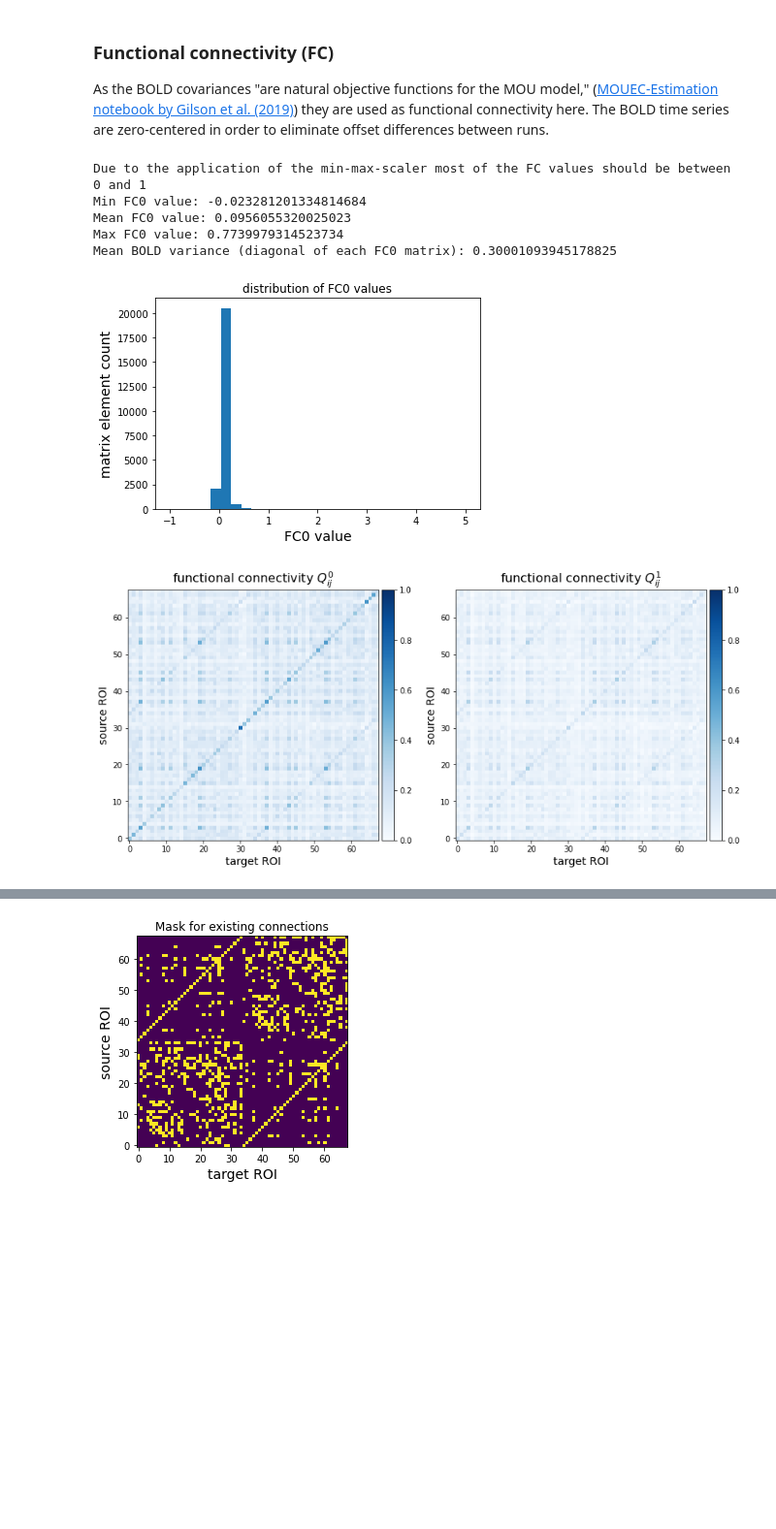
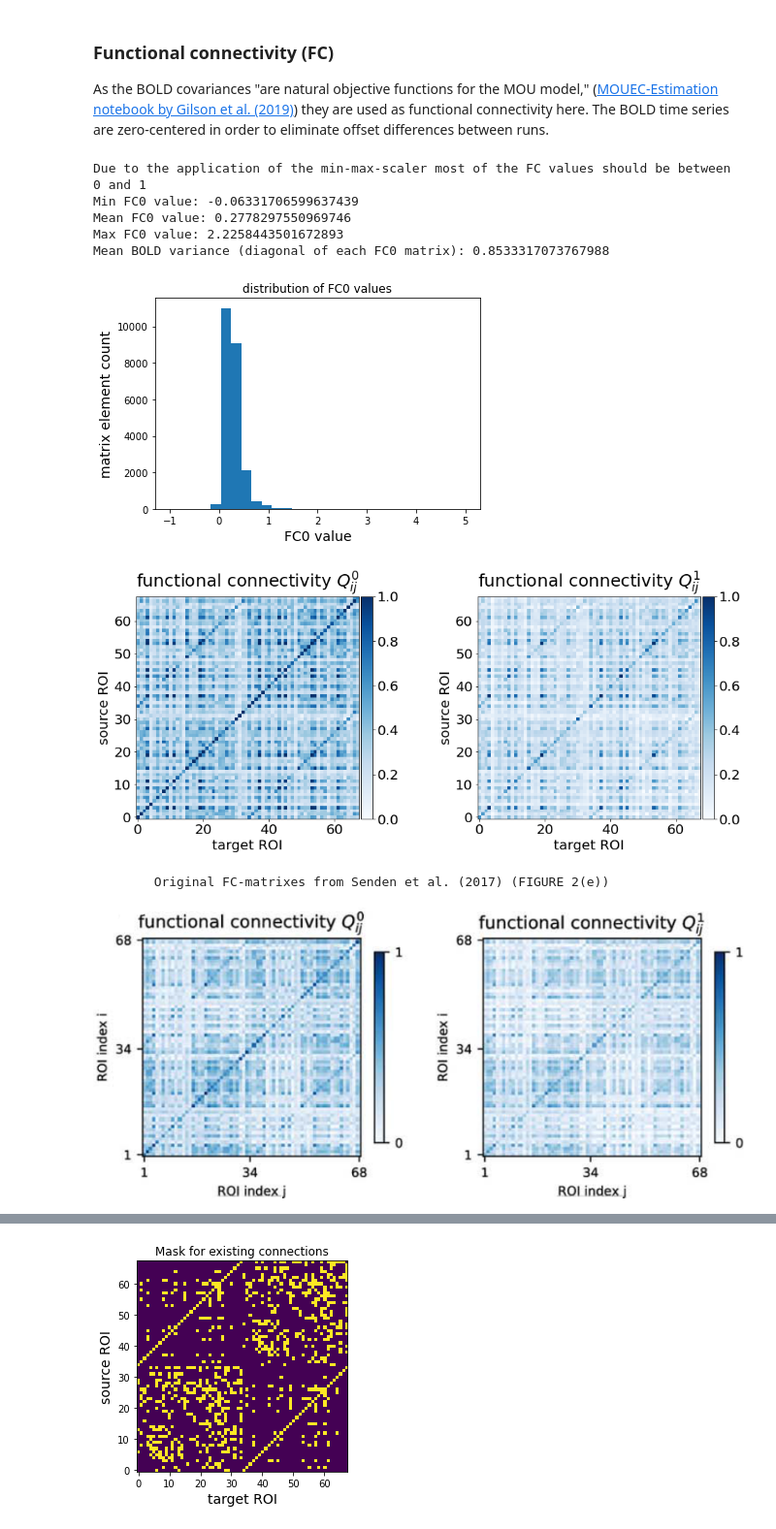
Before and after one commit to bjoernkoehn21/Reproduce-results-from-Senden-paper, a Jupyter notebook: replicate_results_from_Senden_et_al_paper.ipynb, the cells around one changed output, grey strips where cells are left out. Shown at 97% size. Drawn from its saved outputs; the diff is of its cells as text; code cells hidden in the pictures; blank space fills up the shorter version.

Commit message:
#5 -- clean up replicate notebook; outsource functions load_mat, calculate_FC_shift, calculate_FC_with_constant_timeseries_length

```diff
--- a/replicate_results_from_Senden_et_al_paper.ipynb
+++ b/replicate_results_from_Senden_et_al_paper.ipynb
@@ -219,16 +118,15 @@ def calculate_FC_shift(filtered_ts_emp, n_shifts):
 # %%
 ## Calculate functional connectivity (BOLD covariances) [Q0 and Q1].
-time_shifts = np.arange(4, dtype=int)
+time_shifts = np.arange(2, dtype=int)
 n_shifts = len(time_shifts)
-FC = np.ndarray([n_subjects, n_runs, n_shifts, n_rois, n_rois])
-for time_shift in time_shifts:
-    FC[:, :, time_shift, :, :] = calculate_FC_shift(filtered_ts_emp, time_shift)
 
-# Scale FC so that the max value of every subject's FC is 1.
-FC_scaled = FC/FC[:, :, _I_NO_TIMESHIFT,:, :].max(axis=2).max(
-    axis=2).max(axis=1)[:, np.newaxis, np.newaxis, np.newaxis, np.newaxis]
-# Visualize the effect of the scaling by printing the relevant values.
-#print('Maxima of FC_scaled:\n\n', FC_scaled.max(axis=3).max(axis=3))
+FC = calculate_FC_with_constant_timeseries_length(filtered_ts_emp, n_shifts)
+
+# Scale FC with the inverse of the mean of the rest-run-no-timeshift
+# autocovariances.
+rescale_FC_factor = (1 / FC[:, _I_REST_RUN, _I_NO_TIMESHIFT, :,
+                                  :].diagonal(axis1=1, axis2=2).mean())
+FC_scaled = FC * rescale_FC_factor
 
 # Average FC over subjects.
 FC_avg = FC.mean(axis=_SUBJECT_AXIS)
@@ -236,9 +134,12 @@ FC_scaled_avg = FC_scaled.mean(axis=_SUBJECT_AXIS)
 # Scale FC_avg so that the maximal value for each run is 1.
 FC_avg_scaled = FC_avg/FC_avg[:, _I_NO_TIMESHIFT,:, :].max(axis=1).max(
     axis=1)[:, np.newaxis, np.newaxis, np.newaxis]
-# Visualize the effect of the scaling by printing the relevant values.
-#print('\nMaxima of FC_avg_scaled:\n\n', FC_avg_scaled.max(axis=2).max(axis=2))
+# # Scale FC with the inverse of the mean of the rest-run-no-timeshift
+# autocovariances.
+FC_avg_scaled = FC_avg / FC_avg[_I_REST_RUN, _I_NO_TIMESHIFT, :,
+                            :].diagonal(axis1=0, axis2=1).mean()
 
+# Show distibution of FC0 values.
 if plot_FC_scaled_avg_flag:
     plotted_FC_version = FC_scaled_avg
 else:
@@ -251,50 +152,65 @@ print('Mean FC0 value:',
       plotted_FC_version[:, _I_NO_TIMESHIFT, :, :].mean())
 print('Max FC0 value:',
       plotted_FC_version[:, _I_NO_TIMESHIFT, :, :].max())
-# print('Min FC0 value:', FC0_rest_subj_avg_scaled.min())
-# print('Max FC0 value:', FC0_rest_subj_avg_scaled.max())
 print('Mean BOLD variance (diagonal of each FC0 matrix):',
       plotted_FC_version[:, _I_NO_TIMESHIFT, :, :].diagonal(
           axis1=1, axis2=2).mean())
-# Show distibution of FC0 values.
 plt.figure()
 plt.hist(plotted_FC_version[:, _I_NO_TIMESHIFT, :, :].flatten(),
          bins=np.linspace(-1, 5, 30))
 plt.xlabel('FC0 value', fontsize=14)
 plt.ylabel('matrix element count', fontsize=14)
 plt.title('distribution of FC0 values')
+plt.show()
 
 # Show FC0 averaged over subjects for the rest run.
-plt.figure(figsize=(14, 6))
+title_fontsize = 25
+fontsize = 20
+fig = plt.figure(figsize=(14, 6))
 plt.subplot(121)
 FC0_rest = plotted_FC_version[_I_REST_RUN, _I_NO_TIMESHIFT, :, :]
 ax = plt.gca()
 im = ax.imshow(FC0_rest, origin='lower', cmap='Blues', vmin=0, vmax=1)
 devider = make_axes_locatable(ax)
 cax = devider.append_axes('right', size='5%', pad=0.05)
-plt.colorbar(im, cax=cax)
-ax.set_xlabel('target ROI', fontsize=14)
-ax.set_ylabel('source ROI', fontsize=14)
-ax.set_title('functional connectivity $Q_{ij}^0$', fontsize=16)
+cbar = plt.colorbar(im, cax=cax)
+ax.set_xlabel('target ROI', fontsize=fontsize)
+ax.set_ylabel('source ROI', fontsize=fontsize)
+ax.set_title('functional connectivity $Q_{ij}^0$', fontsize=title_fontsize)
+ax.tick_params(axis="x", labelsize=fontsize)
+ax.tick_params(axis="y", labelsize=fontsize)
+cbar.ax.tick_params(labelsize=fontsize)
 
 # Show FC1 averaged over subjects for the rest run.
 plt.subplot(122)
 FC1_rest = plotted_FC_version[_I_REST_RUN, _I_ONE_TIMESHIFT, :, :]
 ax = plt.gca()
 im = ax.imshow(FC1_rest, origin='lower', cmap='Blues', vmin=0, vmax=1)
 devider = make_axes_locatable(ax)
 cax = devider.append_axes('right', size='5%', pad=0.05)
-plt.colorbar(im, cax=cax)
-ax.set_xlabel('target ROI', fontsize=14)
-ax.set_ylabel('source ROI', fontsize=14)
-ax.set_title('functional connectivity $Q_{ij}^1$', fontsize=16)
+cbar = plt.colorbar(im, cax=cax)
+ax.set_xlabel('target ROI', fontsize=fontsize)
+ax.set_ylabel('source ROI', fontsize=fontsize)
+ax.set_title('functional connectivity $Q_{ij}^1$', fontsize=title_fontsize)
+ax.tick_params(axis="x", labelsize=fontsize)
+ax.tick_params(axis="y", labelsize=fontsize)
+plt.subplots_adjust(left=0.15, right=1, wspace=0.4)
+cbar.ax.tick_params(labelsize=fontsize)
 plt.show()
+fig.savefig(str(_FIGURES_DIR + '/FC_matrixes.pdf'), bbox_inches='tight')
+
+# Display the FC-matixes from the Senden-paper (cf. FIGURE 2e))
+from IPython.display import Image
+print(black('\n\n\tOriginal FC-matrixes from Senden et al. (2017) (FIGURE 2(e))', 'bold'))
+Image(filename = "images_from_paper/figure2e_FC_matrixes_fixed.png", width=1000, height=1000)
 # %% [output]
 Due to the application of the min-max-scaler most of the FC values should be between 0 and 1
-Min FC0 value: -0.023281201334814684
-Mean FC0 value: 0.0956055320025023
-Max FC0 value: 0.7739979314523734
-Mean BOLD variance (diagonal of each FC0 matrix): 0.30001093945178825
+Min FC0 value: -0.06331706599637439
+Mean FC0 value: 0.2778297550969746
+Max FC0 value: 2.2258443501672893
+Mean BOLD variance (diagonal of each FC0 matrix): 0.8533317073767988
-[figure, old version]
+[figure, new version]
-[figure, old version]
+[figure, new version]
+        Original FC-matrixes from Senden et al. (2017) (FIGURE 2(e))
+[figure, added]
 # %%
```
Also changed, not shown: parts of 21 cells of this notebook, 3 other files.
